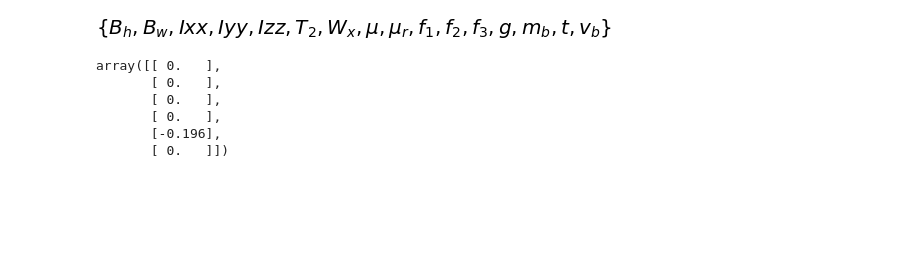
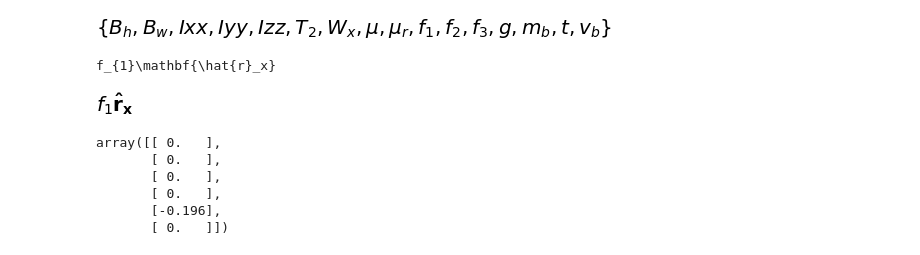
Before and after one commit to UnderwaterROV/underwaterrov, a Jupyter notebook: notebooks/openrov_sim.ipynb, the cells around one changed output. Saved outputs shown, nothing was run; the diff lists cells and outputs as text; code cells hidden in the pictures; blank space fills up the shorter version.

```diff
--- a/notebooks/openrov_sim.ipynb
+++ b/notebooks/openrov_sim.ipynb
@@ -186,6 +196,11 @@ u_dot=kane.mass_matrix.inv()*kane.forcing
 u_dot.atoms(Symbol)
 # %% [output]
 [figure]
+# %%
+mprint(F1 * R.x)
+# %% [output]
+f_{1}\mathbf{\hat{r}_x}
+[figure, added]
 # %%
 subs=[(Wx,0.1),
     (Wh,0.15),
```
Also changed, not shown: parts of 7 cells of this notebook.
